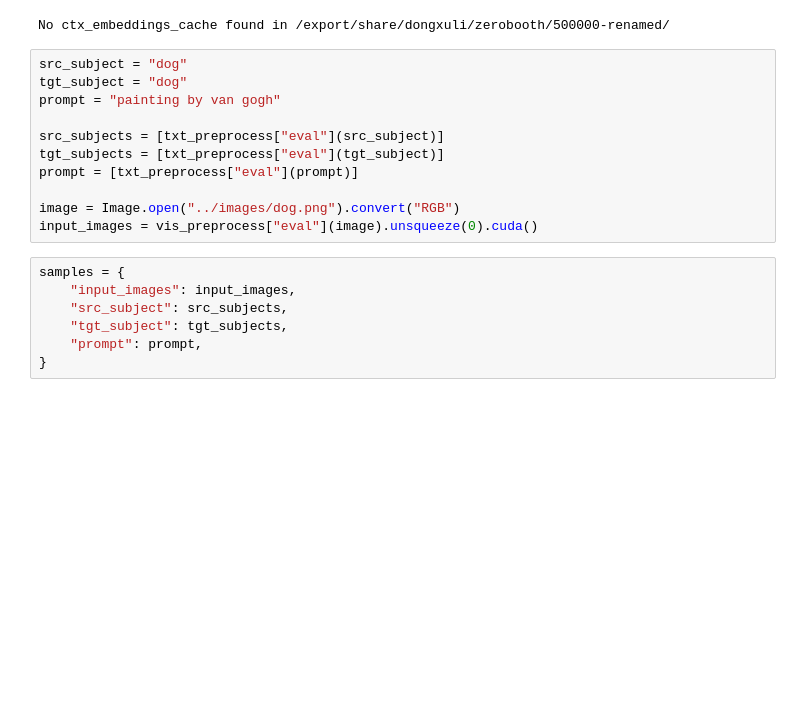
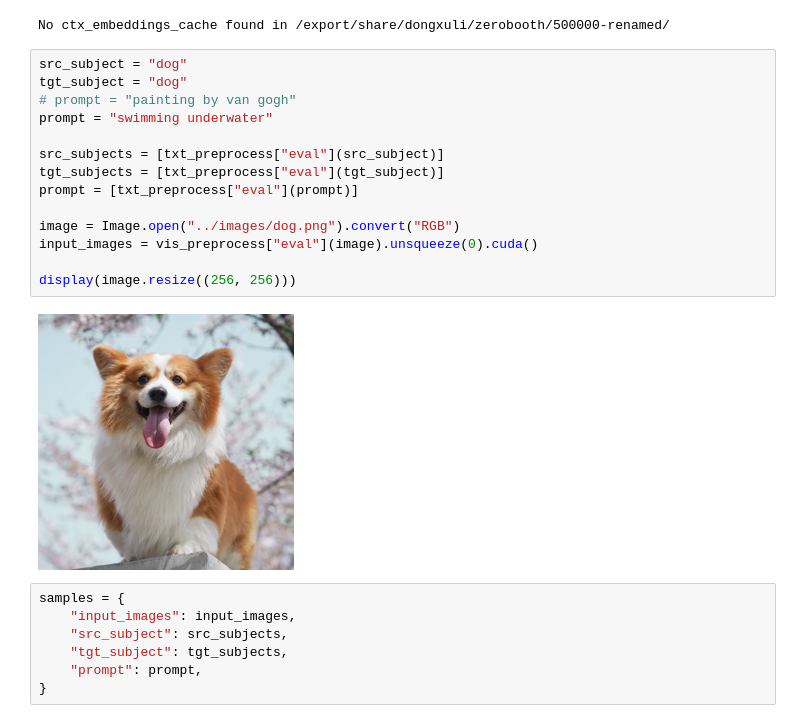
Before and after one commit to salesforce/LAVIS, a Jupyter notebook: projects/blip-diffusion/notebooks/zero_shot_generation.ipynb, the cells around one changed output. Drawn from its saved outputs; the diff is of its cells as text; blank space fills up the shorter version.

```diff
--- a/projects/blip-diffusion/notebooks/zero_shot_generation.ipynb
+++ b/projects/blip-diffusion/notebooks/zero_shot_generation.ipynb
@@ -26,14 +26,19 @@ No ctx_embeddings_cache found in /export/share/dongxuli/zerobooth/500000-renamed
 # %%
 src_subject = "dog"
 tgt_subject = "dog"
-prompt = "painting by van gogh"
+# prompt = "painting by van gogh"
+prompt = "swimming underwater"
 
 src_subjects = [txt_preprocess["eval"](src_subject)]
 tgt_subjects = [txt_preprocess["eval"](tgt_subject)]
 prompt = [txt_preprocess["eval"](prompt)]
 
 image = Image.open("../images/dog.png").convert("RGB")
 input_images = vis_preprocess["eval"](image).unsqueeze(0).cuda()
+
+display(image.resize((256, 256)))
+# %% [output]
+[figure, added]
 # %%
 samples = {
     "input_images": input_images,
```
Also changed, not shown: parts of 1 cell of this notebook, 3 other files.
